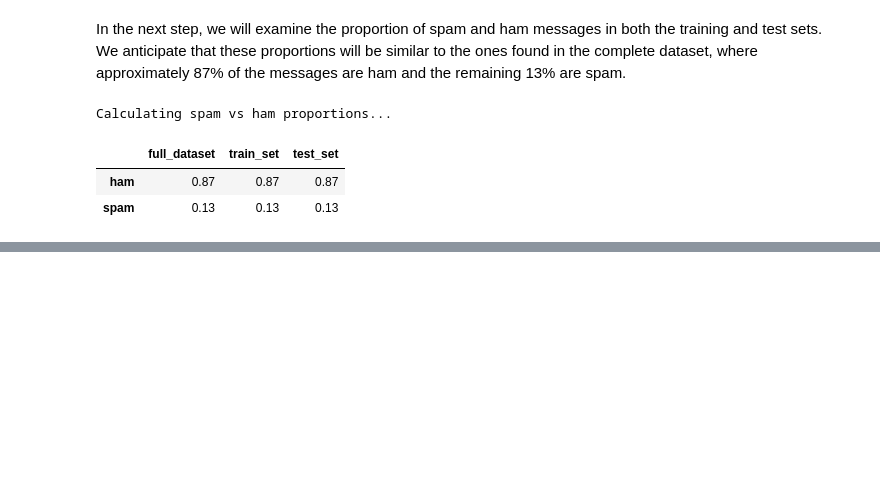
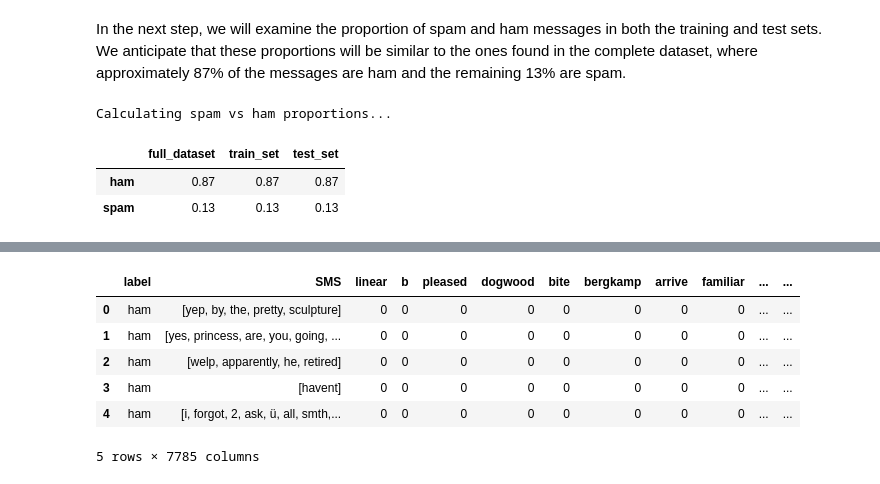
Before and after one commit to Lippins/NB_spam_filter, a Jupyter notebook: notebook.ipynb, the cells around one changed output, grey strips where cells are left out. Saved outputs shown, nothing was run; the diff lists cells and outputs as text; code cells hidden in the pictures; blank space fills up the shorter version.

```diff
--- a/notebook.ipynb
+++ b/notebook.ipynb
@@ -161,0 +245,12 @@ Since the proportions resemble those of the full dataset, our sampling method is
+# %%
+# Concatenate the training set datframe with the word counts dataframe
+train_set_clean = pd.concat([train_set, word_count_df], axis=1)
+train_set_clean.head()
+# %% [output]
+|  | label | SMS | linear | b | pleased | dogwood | bite | bergkamp | arrive | familiar | ... | ... |
+| 0 | ham | [yep, by, the, pretty, sculpture] | 0 | 0 | 0 | 0 | 0 | 0 | 0 | 0 | ... | ... |
+| 1 | ham | [yes, princess, are, you, going, ... | 0 | 0 | 0 | 0 | 0 | 0 | 0 | 0 | ... | ... |
+| 2 | ham | [welp, apparently, he, retired] | 0 | 0 | 0 | 0 | 0 | 0 | 0 | 0 | ... | ... |
+| 3 | ham | [havent] | 0 | 0 | 0 | 0 | 0 | 0 | 0 | 0 | ... | ... |
+| 4 | ham | [i, forgot, 2, ask, ü, all, smth,... | 0 | 0 | 0 | 0 | 0 | 0 | 0 | 0 | ... | ... |
+5 rows × 7785 columns
```
Also changed, not shown: parts of 9 cells of this notebook.
